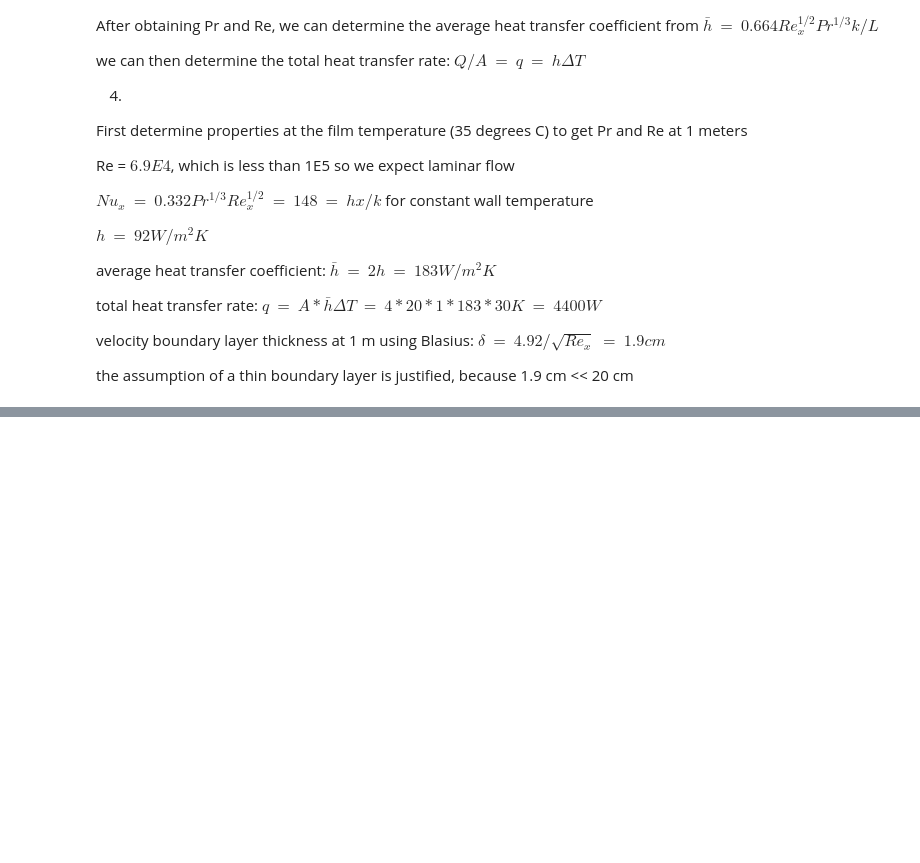
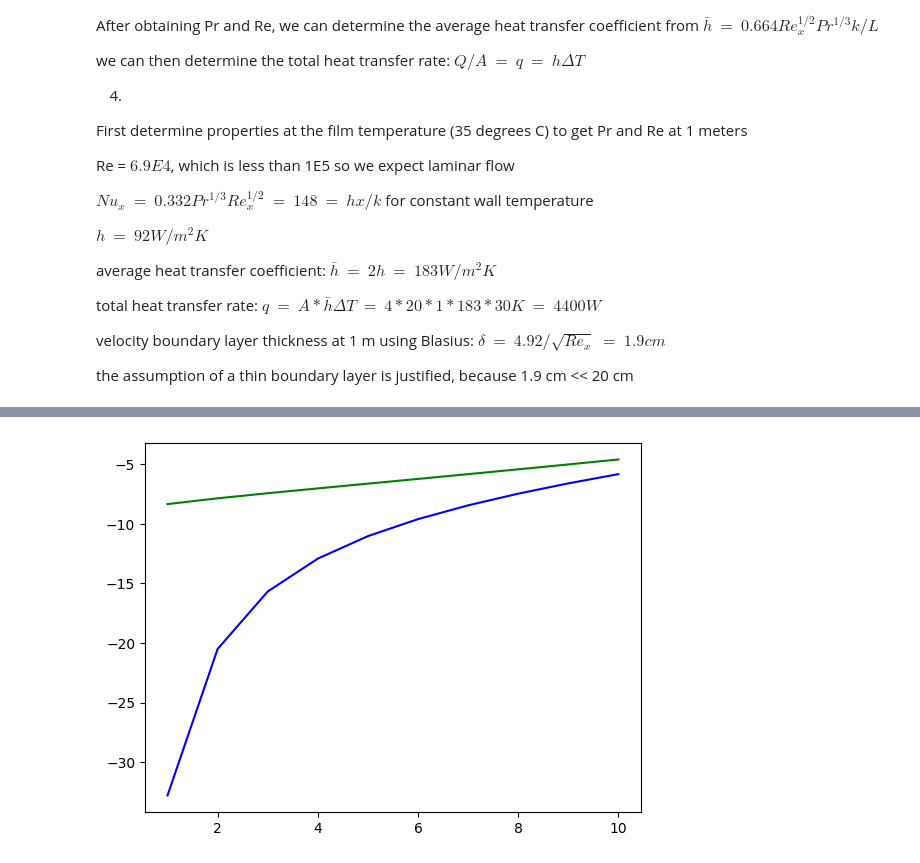
Before and after one commit to wesleykchang/Winter-2024-MEM-612, a Jupyter notebook: Problem Set Solutions.ipynb, the cells around one changed output, grey strips where cells are left out. Saved outputs shown, nothing was run; the diff lists cells and outputs as text; code cells hidden in the pictures; blank space fills up the shorter version.

```diff
--- a/Problem Set Solutions.ipynb
+++ b/Problem Set Solutions.ipynb
@@ -115,0 +150,18 @@ the assumption of a thin boundary layer is justified, because 1.9 cm << 20 cm
+# %%
+import pandas as pd
+import numpy as np
+import matplotlib.pyplot as plt
+
+r_i = np.linspace(1,10,10)
+
+tau_i = r_i/2*1 - 0.25/r_i * (20**2 - r_i**2)/np.log(20/r_i)
+
+tau_o = -20/2 * 1 + 1/80 * (20**2 - r_i**2)/np.log(20/r_i)
+
+plt.plot(r_i, tau_i, c = 'b')
+
+plt.plot(r_i, tau_o, c = 'g')
+
+plt.show()
+# %% [output]
+[figure, added]
```
Also changed, not shown: parts of 1 cell of this notebook.
